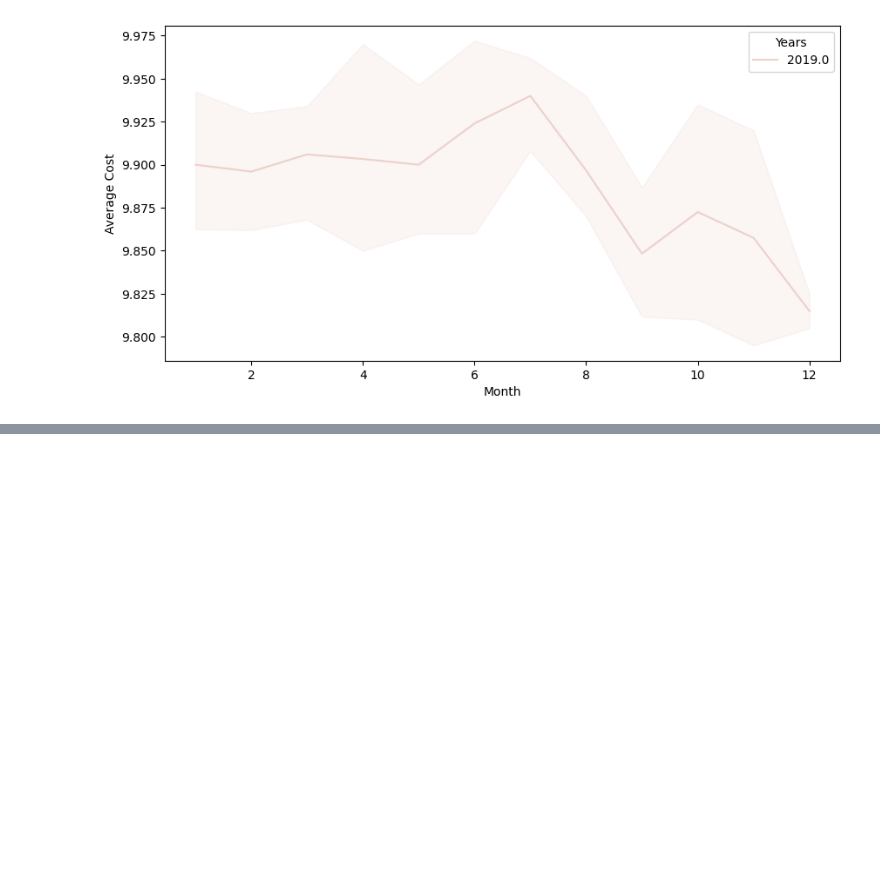
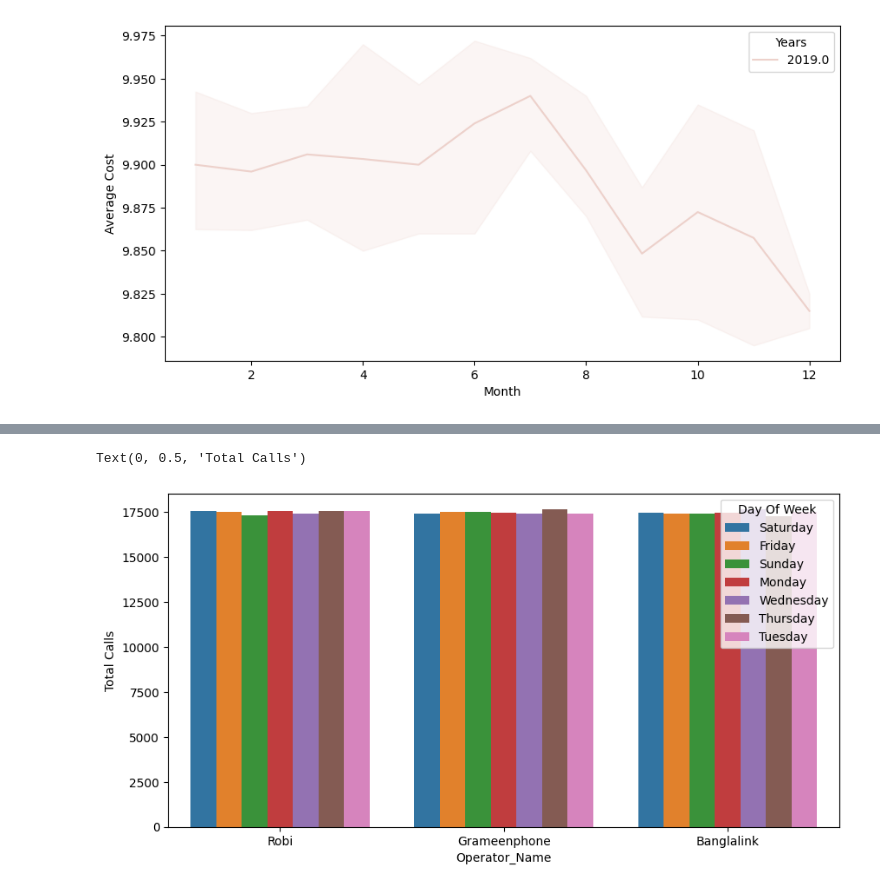
Before and after one commit to ihNihal/Vinternship-Basic-Problem-Solving-on-Python-Programming-, a Jupyter notebook: 411Assignment.ipynb, the cells around one changed output, grey strips where cells are left out. Drawn from its saved outputs; the diff is of its cells as text; code cells hidden in the pictures; blank space fills up the shorter version.

```diff
--- a/411Assignment.ipynb
+++ b/411Assignment.ipynb
@@ -196,0 +199,16 @@ Text(0, 0.5, 'Average Cost')
+# %%
+con = PostgresConnection().getConnection()
+cur = con.cursor()
+select_stmt = """
+SELECT c.operatorname,u.dayofweek,COUNT(*) AS TotalCalls
+FROM public.calldetails u
+JOIN public.operators c on c.operatorid = u.operatorid
+GROUP BY CUBE(c.operatorname,u.dayofweek)
+order by (c.operatorname) DESC
+
+"""
+cur.execute(select_stmt)
+records = cur.fetchall()
+df = pd.DataFrame(records, columns = ['Operator_Name','Day Of Week', 'Total Calls'])
+df=df.dropna()
+df
@@ -196,0 +235,8 @@ Text(0, 0.5, 'Average Cost')
+# %%
+plt.figure(figsize=[10,5])
+sns.barplot(x=df['Operator_Name'], y= df['Total Calls'], hue = df['Day Of Week'], legend =True)
+plt.xlabel("Operator_Name")
+plt.ylabel("Total Calls")
+# %% [output]
+Text(0, 0.5, 'Total Calls')
+[figure, added]
```
Also changed, not shown: parts of 2 cells of this notebook.
